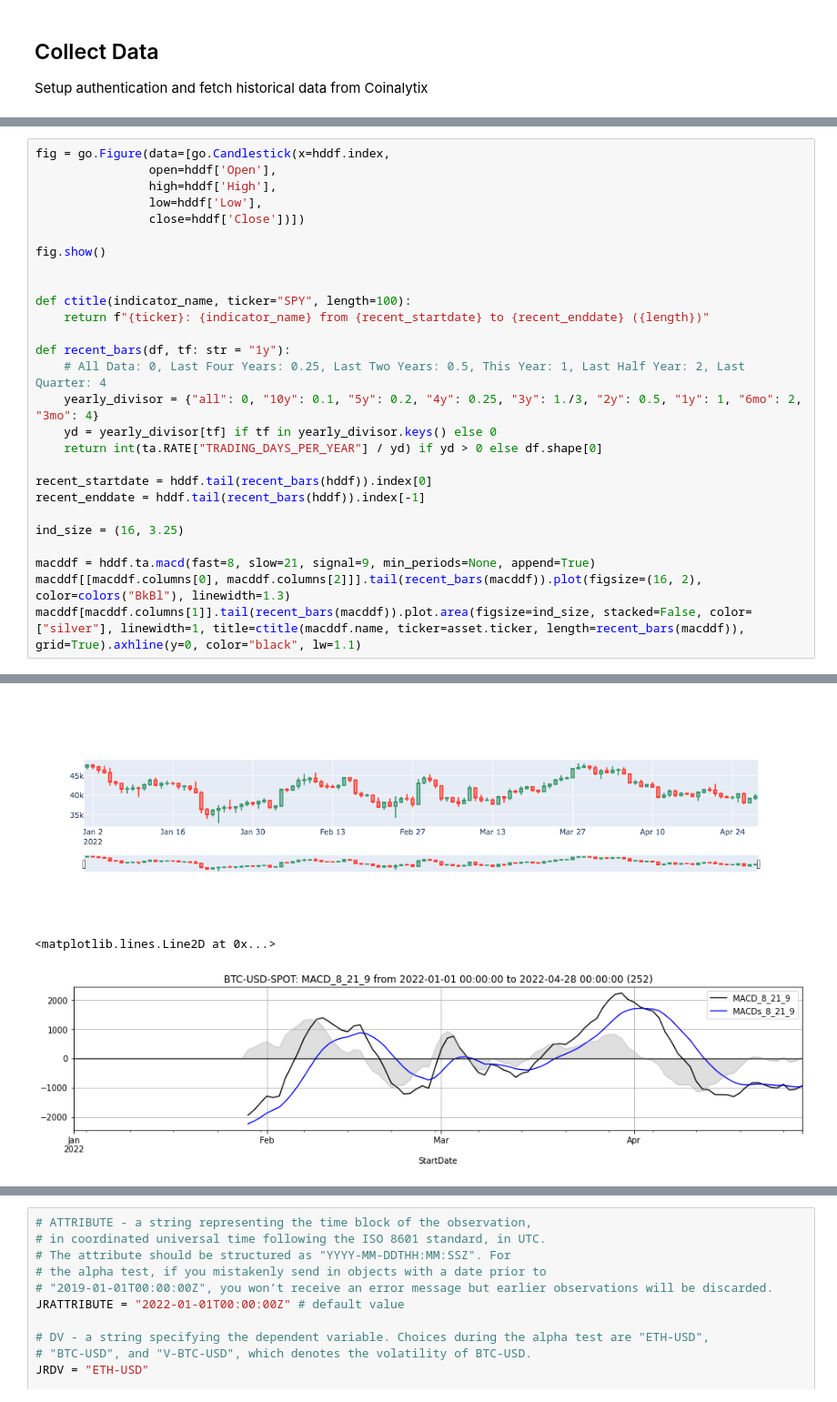
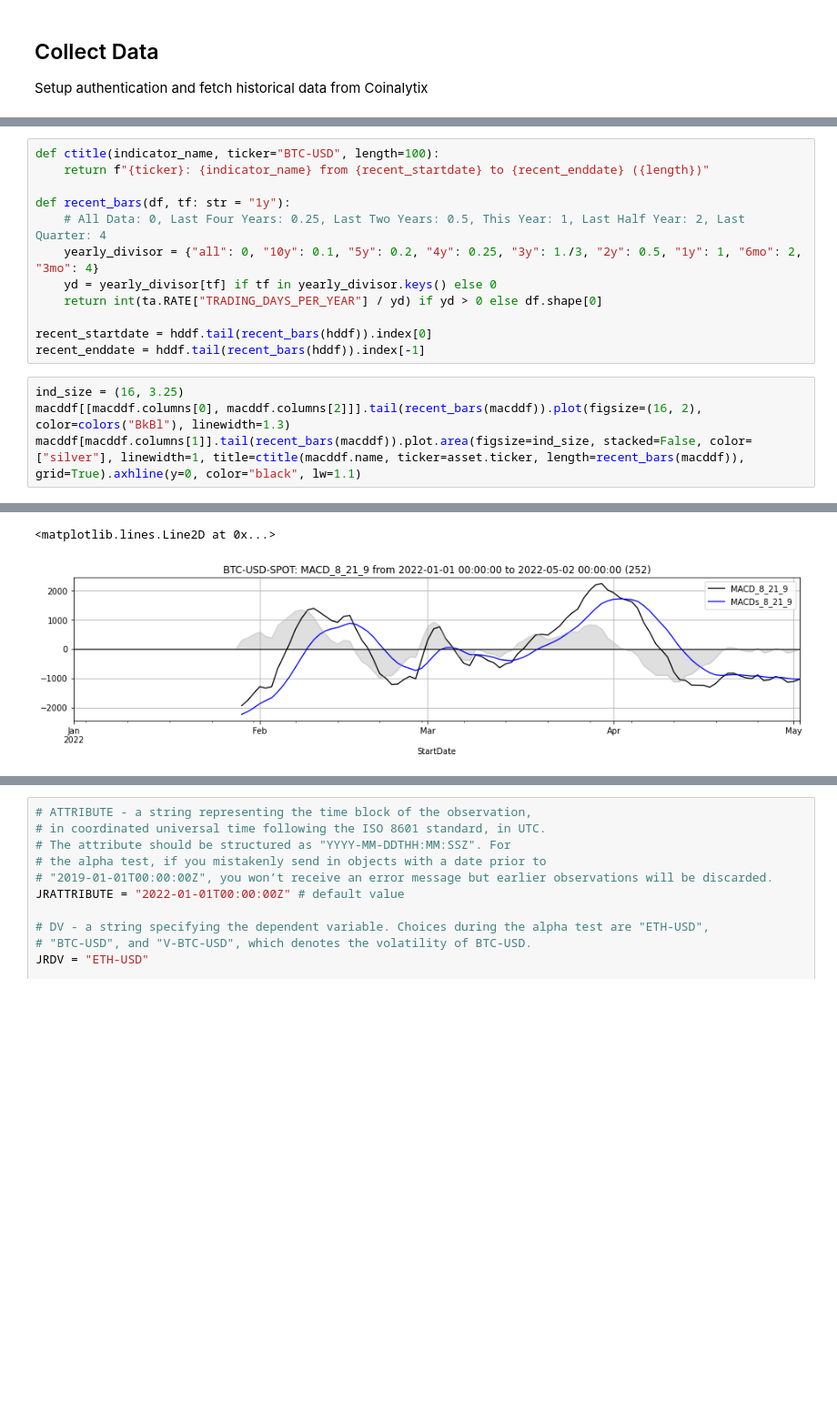
Before and after one commit to cyprigroup/jrapitest, a Jupyter notebook: JudgeResearchNotebooks/Feature_Tutorial.ipynb, the cells around one changed output, grey strips where cells are left out. Shown: that part at 91% size. Saved outputs shown, nothing was run; the diff lists cells and outputs as text; blank space fills up the shorter version.

```diff
--- a/JudgeResearchNotebooks/Feature_Tutorial.ipynb
+++ b/JudgeResearchNotebooks/Feature_Tutorial.ipynb
@@ -93,29 +79,18 @@ def feature_gen(df):
 Analyze and chart your dependent and indepenent variables
+# %%
+def ctitle(indicator_name, ticker="BTC-USD", length=100):
+    return f"{ticker}: {indicator_name} from {recent_startdate} to {recent_enddate} ({length})"
+
+def recent_bars(df, tf: str = "1y"):
+    # All Data: 0, Last Four Years: 0.25, Last Two Years: 0.5, This Year: 1, Last Half Year: 2, Last Quarter: 4
+    yearly_divisor = {"all": 0, "10y": 0.1, "5y": 0.2, "4y": 0.25, "3y": 1./3, "2y": 0.5, "1y": 1, "6mo": 2, "3mo": 4}
+    yd = yearly_divisor[tf] if tf in yearly_divisor.keys() else 0
+    return int(ta.RATE["TRADING_DAYS_PER_YEAR"] / yd) if yd > 0 else df.shape[0]
+
+recent_startdate = hddf.tail(recent_bars(hddf)).index[0]
+recent_enddate = hddf.tail(recent_bars(hddf)).index[-1]
 # %%
-fig = go.Figure(data=[go.Candlestick(x=hddf.index,
-                open=hddf['Open'],
-                high=hddf['High'],
-                low=hddf['Low'],
-                close=hddf['Close'])])
-
-fig.show()
-
-
-def ctitle(indicator_name, ticker="SPY", length=100):
-    return f"{ticker}: {indicator_name} from {recent_startdate} to {recent_enddate} ({length})"
-
-def recent_bars(df, tf: str = "1y"):
-    # All Data: 0, Last Four Years: 0.25, Last Two Years: 0.5, This Year: 1, Last Half Year: 2, Last Quarter: 4
-    yearly_divisor = {"all": 0, "10y": 0.1, "5y": 0.2, "4y": 0.25, "3y": 1./3, "2y": 0.5, "1y": 1, "6mo": 2, "3mo": 4}
-    yd = yearly_divisor[tf] if tf in yearly_divisor.keys() else 0
-    return int(ta.RATE["TRADING_DAYS_PER_YEAR"] / yd) if yd > 0 else df.shape[0]
-
-recent_startdate = hddf.tail(recent_bars(hddf)).index[0]
-recent_enddate = hddf.tail(recent_bars(hddf)).index[-1]
-
 ind_size = (16, 3.25)
-
-macddf = hddf.ta.macd(fast=8, slow=21, signal=9, min_periods=None, append=True)
 macddf[[macddf.columns[0], macddf.columns[2]]].tail(recent_bars(macddf)).plot(figsize=(16, 2), color=colors("BkBl"), linewidth=1.3)
 macddf[macddf.columns[1]].tail(recent_bars(macddf)).plot.area(figsize=ind_size, stacked=False, color=["silver"], linewidth=1, title=ctitle(macddf.name, ticker=asset.ticker, length=recent_bars(macddf)), grid=True).axhline(y=0, color="black", lw=1.1)
 # %% [output]
@@ -123,4 +97,3 @@ macddf[macddf.columns[1]].tail(recent_bars(macddf)).plot.area(figsize=ind_size,
+<matplotlib.lines.Line2D at 0x...>
-[figure, old version]
+[figure, new version]
-<matplotlib.lines.Line2D at 0x...>
-[figure, removed]
 # %% [markdown]
```
Also changed, not shown: parts of 16 cells of this notebook, 1 other file.
